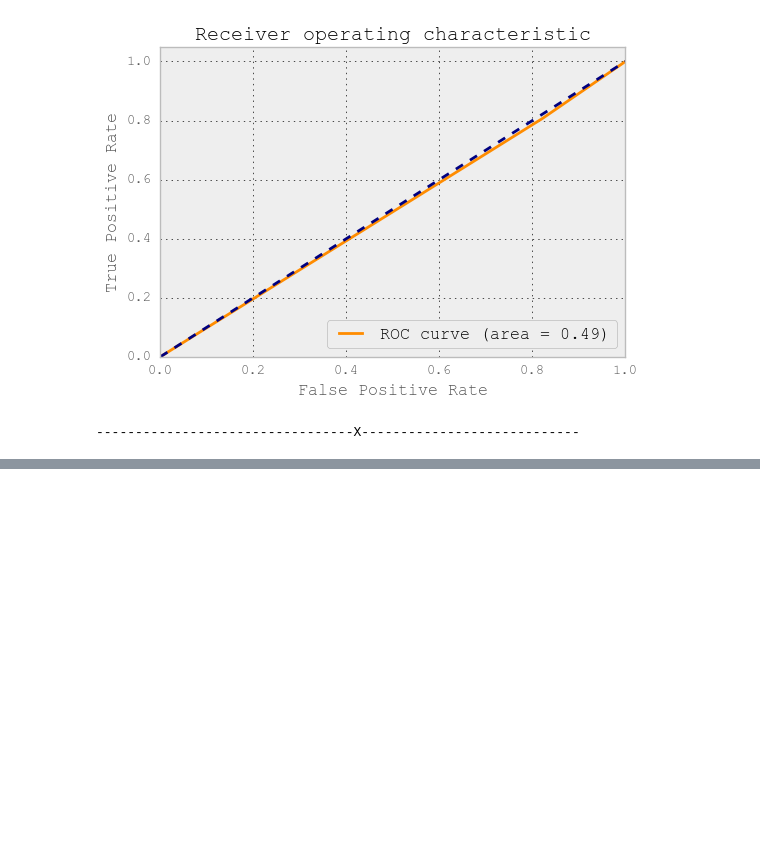
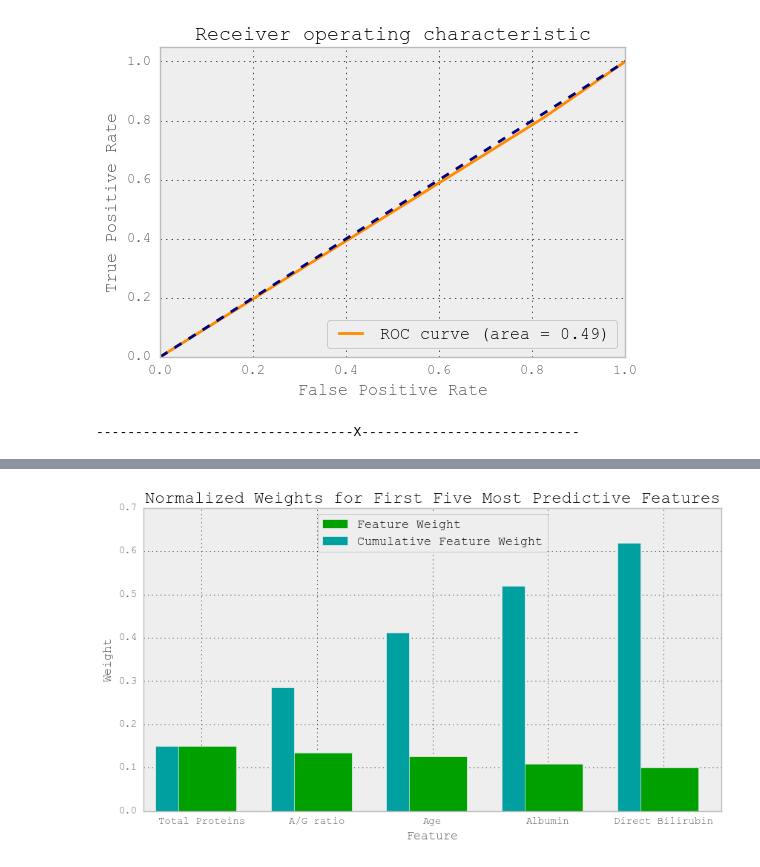
Before and after one commit to dinkarjuyal/Predicting-liver-disease, a Jupyter notebook: ilpd.ipynb, the cells around one changed output, grey strips where cells are left out. Drawn from its saved outputs; the diff is of its cells as text; code cells hidden in the pictures; blank space fills up the shorter version.

```diff
--- a/ilpd.ipynb
+++ b/ilpd.ipynb
@@ -431,0 +435,6 @@ For classifier KNeighborsClassifier, ROC score is 0.492695
+# %%
+clf_new=clf_A.fit(X_train,y_train)#clf_A is RandomForestClassifier
+im_features = clf_new.feature_importances_
+vs.feature_plot(im_features, X_train, y_train)
+# %% [output]
+[figure, added]
```
Also changed, not shown: parts of 8 cells of this notebook.
